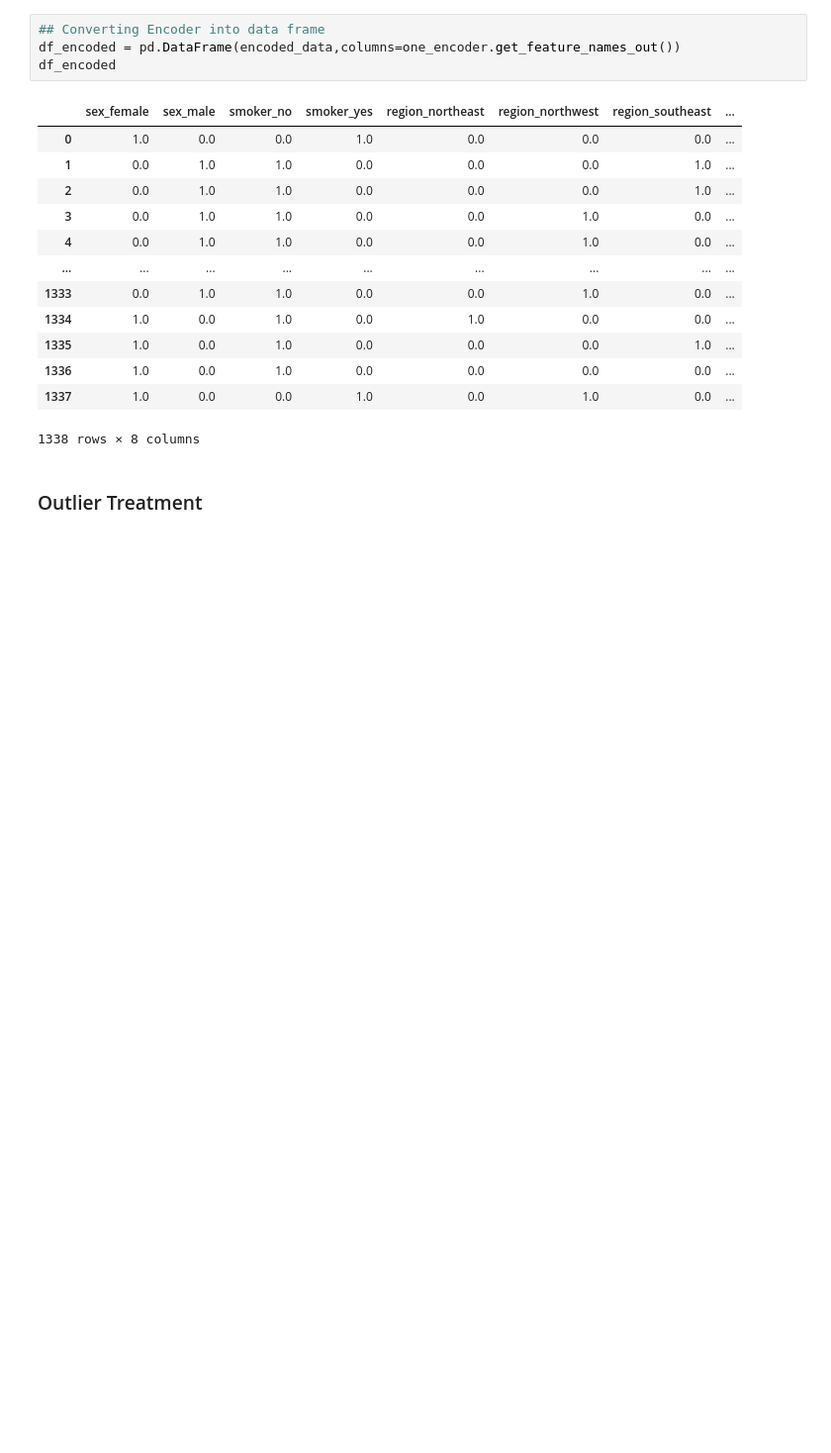
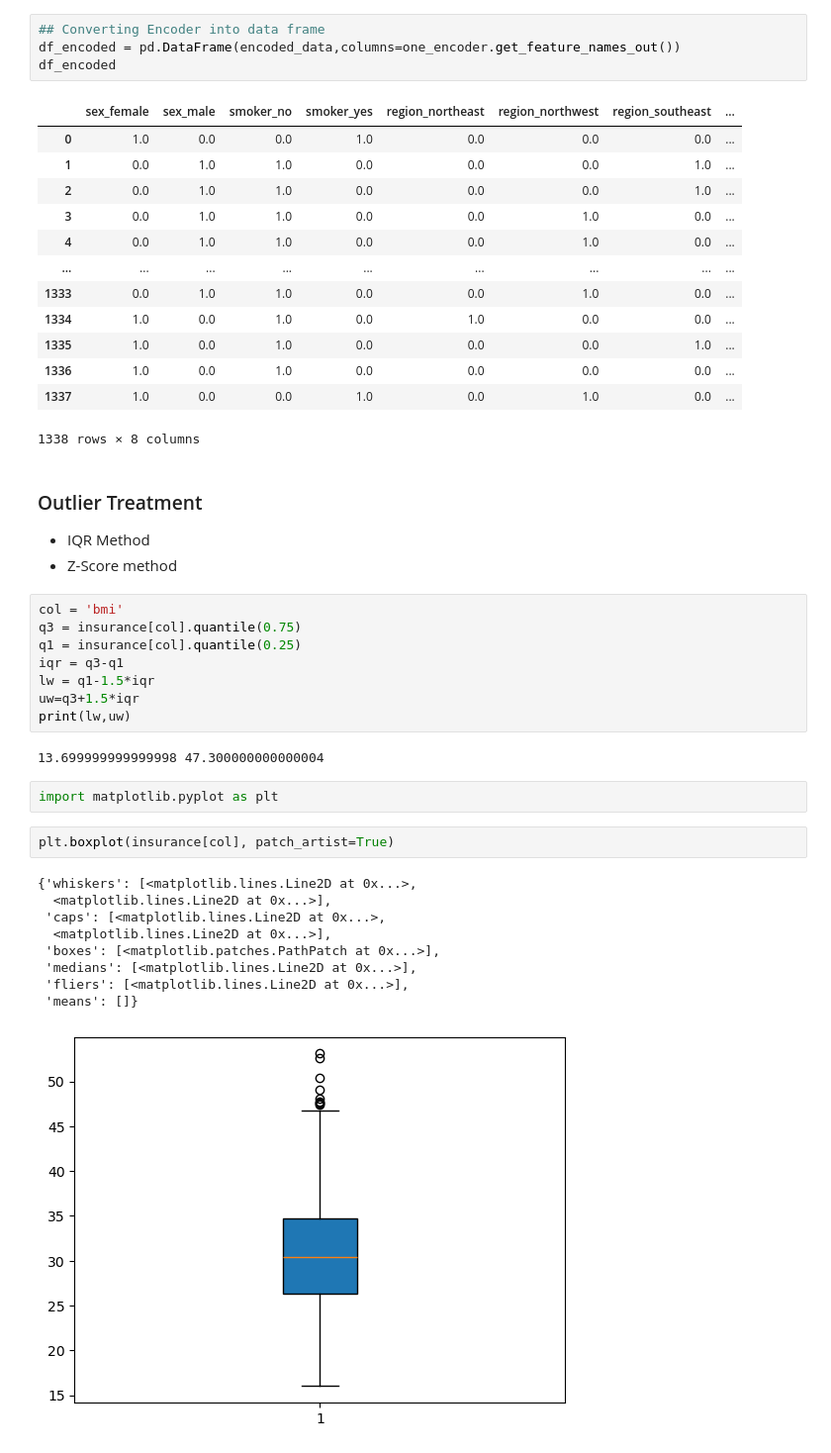
Before and after one commit to PavithK/PES_SEM1_Python, a Jupyter notebook: Machine_learning_1/ML1_ses2_020225.ipynb, the cells around one changed output. Shown at 99% size. Cells and saved outputs as stored; diff of their text form; blank space fills up the shorter version.

```diff
--- a/Machine_learning_1/ML1_ses2_020225.ipynb
+++ b/Machine_learning_1/ML1_ses2_020225.ipynb
@@ -54,3 +54,29 @@ df_encoded
 1338 rows × 8 columns
 # %% [markdown]
 ### Outlier Treatment
+* IQR Method
+* Z-Score method
+# %%
+col = 'bmi'
+q3 = insurance[col].quantile(0.75)
+q1 = insurance[col].quantile(0.25)
+iqr = q3-q1
+lw = q1-1.5*iqr
+uw=q3+1.5*iqr
+print(lw,uw)
+# %% [output]
+13.699999999999998 47.300000000000004
+# %%
+import matplotlib.pyplot as plt
+# %%
+plt.boxplot(insurance[col], patch_artist=True)
+# %% [output]
+{'whiskers': [<matplotlib.lines.Line2D at 0x...>,
+  <matplotlib.lines.Line2D at 0x...>],
+ 'caps': [<matplotlib.lines.Line2D at 0x...>,
+  <matplotlib.lines.Line2D at 0x...>],
+ 'boxes': [<matplotlib.patches.PathPatch at 0x...>],
+ 'medians': [<matplotlib.lines.Line2D at 0x...>],
+ 'fliers': [<matplotlib.lines.Line2D at 0x...>],
+ 'means': []}
+[figure, added]
```
Also changed, not shown: parts of 11 cells of this notebook, 1 other file.
